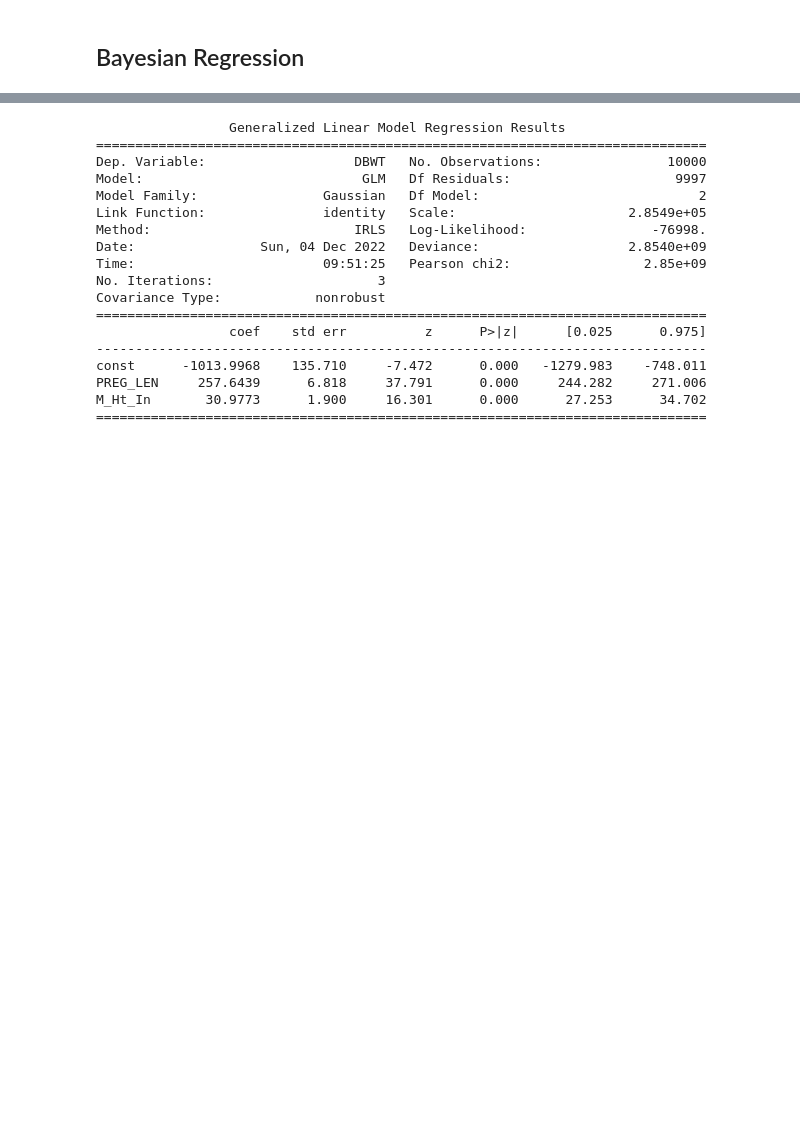
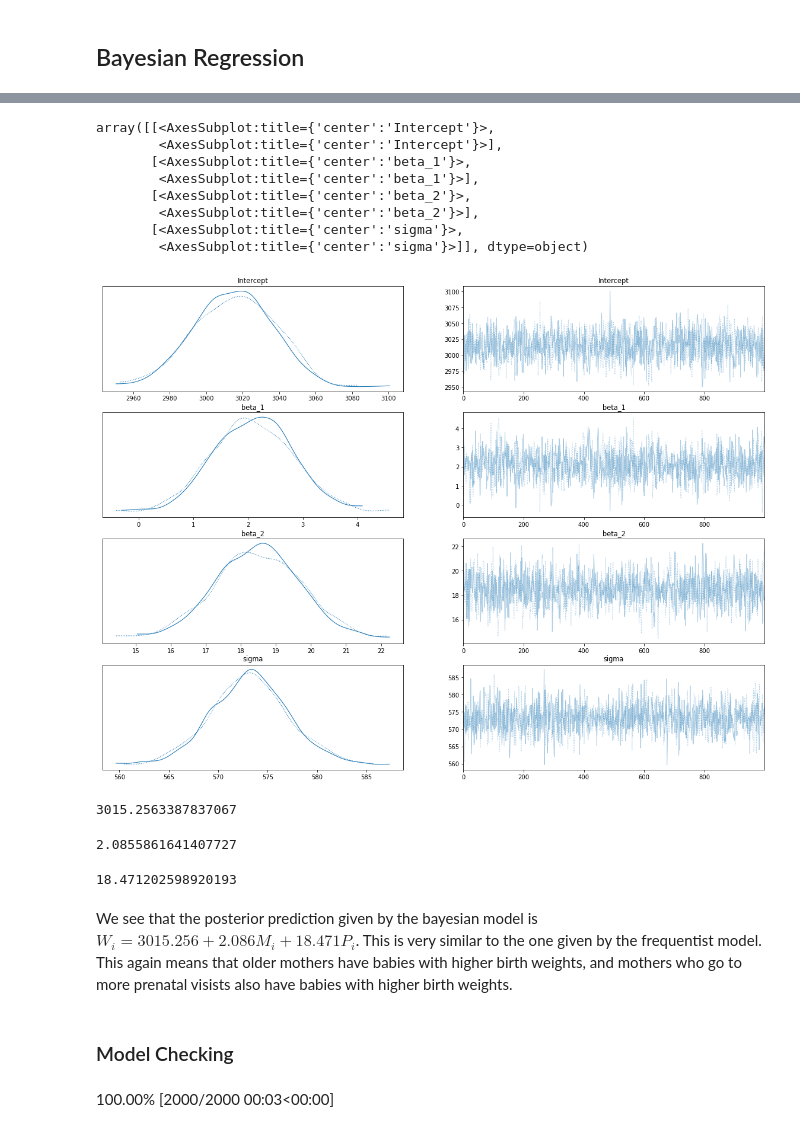
Before and after one commit to WenhaoP/Data102-Fa22-Proj, a Jupyter notebook: prediction_glm.ipynb, the cells around one changed output, grey strips where cells are left out. Drawn from its saved outputs; the diff is of its cells as text; code cells hidden in the pictures; blank space fills up the shorter version.

```diff
--- a/prediction_glm.ipynb
+++ b/prediction_glm.ipynb
@@ -230,2 +274,6 @@ We see that the prediction is $W_i = 3014.8158 + 2.0604M_i + 18.5685P_i$. This m
 # %% [markdown]
 ## Bayesian Regression
+# %%
+dbwt = np.array(birth['DBWT'])
+mager = np.array(birth['MAGER'])
+previs = np.array(birth['PREVIS'])
@@ -232,4 +283,13 @@ We see that the prediction is $W_i = 3014.8158 + 2.0604M_i + 18.5685P_i$. This m
 # %%
 with pm.Model() as bayes_model:
-    glm.GLM.from_formula('DBWT ~ MAGER + PREVIS', birth, family=glm.families.Normal())
-    trace_gaussian = pm.sample(1000, cores=1, target_accept=0.95)
+    #define the priors
+    sigma = pm.Exponential('sigma', lam=0.01)
+    intercept = pm.Normal("Intercept", 3015, sigma=30)
+    beta_1 = pm.Normal("beta_1", 2, sigma=3)
+    beta_2 = pm.Normal("beta_2", 18, sigma=3)
+
+    #likelihood
+    likelihood = pm.Normal("y", mu = intercept + beta_1*mager + beta_2*previs, sigma = sigma, observed = dbwt)
+
+    #inference
+    trace = pm.sample(1000, cores = 2, target_accept = 0.95, return_inferencedata=True)
@@ -236,24 +303,35 @@ with pm.Model() as bayes_model:
-# %%
-freq_model_2 = sm.GLM(birth.DBWT, exog = sm.add_constant(birth[['PREG_LEN','M_Ht_In']]),
-                  family=sm.families.Gaussian())
-freq_res_2 = freq_model_2.fit()
-print(freq_res_2.summary())
-# %% [output]
-                 Generalized Linear Model Regression Results
-==============================================================================
-Dep. Variable:                   DBWT   No. Observations:                10000
-Model:                            GLM   Df Residuals:                     9997
-Model Family:                Gaussian   Df Model:                            2
-Link Function:               identity   Scale:                      2.8549e+05
-Method:                          IRLS   Log-Likelihood:                -76998.
-Date:                Sun, 04 Dec 2022   Deviance:                   2.8540e+09
-Time:                        09:51:25   Pearson chi2:                 2.85e+09
-No. Iterations:                     3
-Covariance Type:            nonrobust
-==============================================================================
-                 coef    std err          z      P>|z|      [0.025      0.975]
-------------------------------------------------------------------------------
-const      -1013.9968    135.710     -7.472      0.000   -1279.983    -748.011
-PREG_LEN     257.6439      6.818     37.791      0.000     244.282     271.006
-M_Ht_In       30.9773      1.900     16.301      0.000      27.253      34.702
-==============================================================================
+# %%
+az.plot_trace(trace, figsize=(20, 15))
+# %% [output]
+array([[<AxesSubplot:title={'center':'Intercept'}>,
+        <AxesSubplot:title={'center':'Intercept'}>],
+       [<AxesSubplot:title={'center':'beta_1'}>,
+        <AxesSubplot:title={'center':'beta_1'}>],
+       [<AxesSubplot:title={'center':'beta_2'}>,
+        <AxesSubplot:title={'center':'beta_2'}>],
+       [<AxesSubplot:title={'center':'sigma'}>,
+        <AxesSubplot:title={'center':'sigma'}>]], dtype=object)
+[figure, added]
+# %%
+np.mean(trace.posterior["Intercept"].values)
+# %% [output]
+3015.2563387837067
+# %%
+np.mean(trace.posterior["beta_1"].values)
+# %% [output]
+2.0855861641407727
+# %%
+np.mean(trace.posterior["beta_2"].values)
+# %% [output]
+18.471202598920193
+# %% [markdown]
+We see that the posterior prediction given by the bayesian model is $W_i = 3015.256 + 2.086M_i + 18.471P_i$. This is very similar to the one given by the frequentist model. This again means that older mothers have babies with higher birth weights, and mothers who go to more prenatal visists also have babies with higher birth weights.
+# %% [markdown]
+### Model Checking
+# %%
+with bayes_model:
+    ppc = pm.sample_posterior_predictive(
+        trace, var_names=["beta_1", "beta_2", "Intercept", "y"]
+    )
+# %% [output]
+100.00% [2000/2000 00:03<00:00]
```
Also changed, not shown: parts of 25 cells of this notebook.
